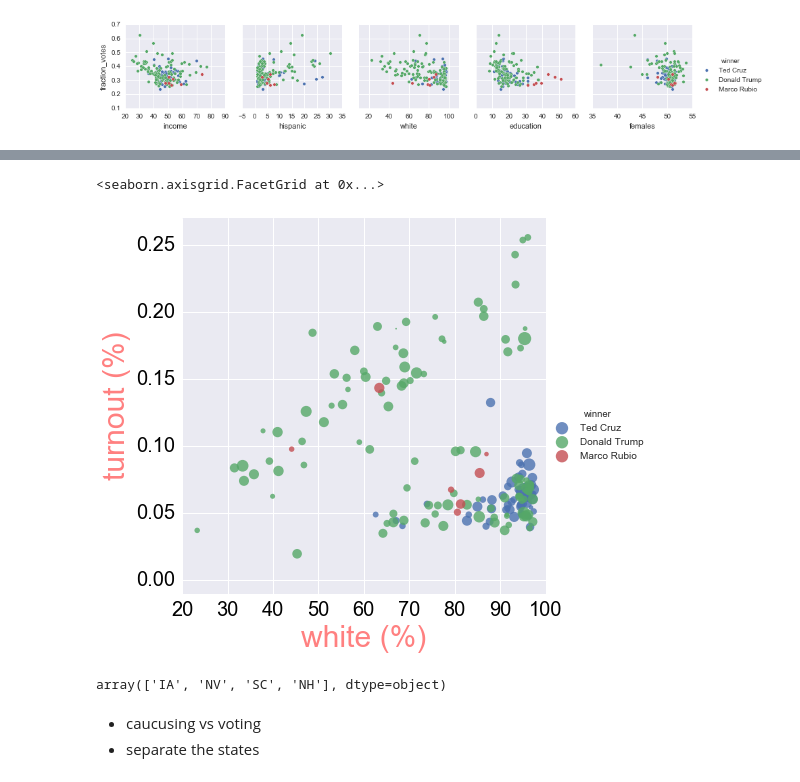
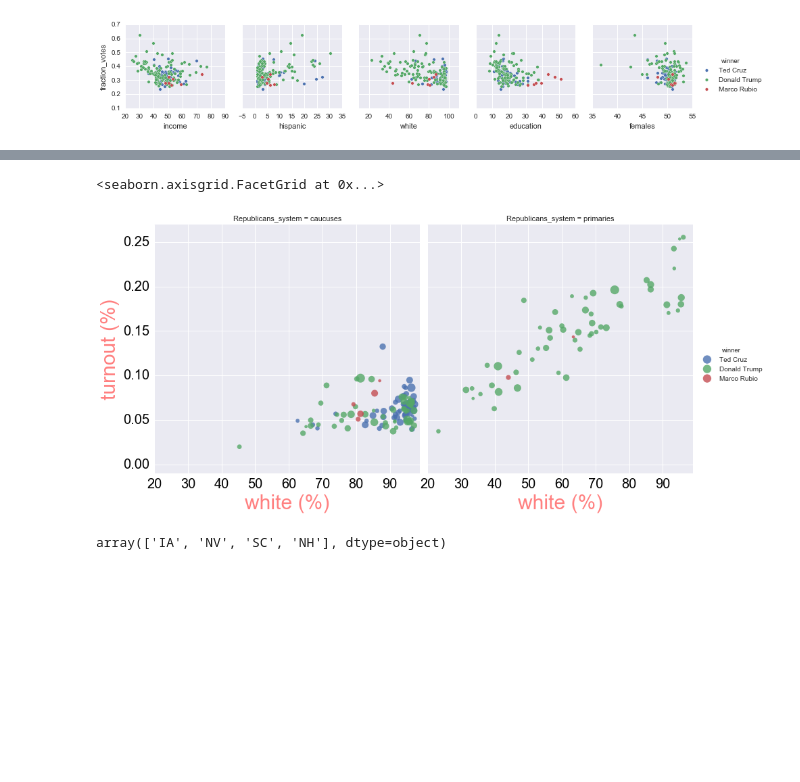
Before and after one commit to amirfz/myPythonProjects, a Jupyter notebook: US_primary_election_2016/US_primary_elections_2016.ipynb, the cells around one changed output, grey strips where cells are left out. Saved outputs shown, nothing was run; the diff lists cells and outputs as text; code cells hidden in the pictures; blank space fills up the shorter version.

```diff
--- a/US_primary_election_2016/US_primary_elections_2016.ipynb
+++ b/US_primary_election_2016/US_primary_elections_2016.ipynb
@@ -39,7 +73,7 @@ availableStatesDemoData.rename(columns={'area_name':'county', 'INC110213':'incom
                                 'RHI825214':'white', 'EDU685213':'education', 'SEX255214':'females',\
                                 'SBO015207':'femaleFirmOwner', 'PST045214':'population','POP815213':'nonEn_language',\
                                 'POP645213':'notBornInUS'}, inplace=True)
-availableStatesDemoData['county'] = availableStatesDemoData['county'].str.replace(' County', '')
+availableStatesDemoData['county'] = availableStatesDemoData['county'].replace(' County', '',regex=True)
 del availableStatesDemoData['index']
 availableStatesDemoData["income"] = availableStatesDemoData["income"]/1000
 availableStatesDemoData = availableStatesDemoData.set_index(["state_abbreviation", "county"])
@@ -74,12 +113,12 @@ sns.pairplot(allData, hue="winner",
 # %%
 markerSize = (0.01+(allData.fraction_votes - allData.fraction_votes.min())/\
               (allData.fraction_votes.max() - allData.fraction_votes.min()))*300
-g = sns.lmplot(x="white", y="income", data=allData, hue="winner", ci=False, scatter_kws={'s':markerSize}, size=6,
-              legend_out=True)
+g = sns.lmplot(x="white", y="income", data=allData, hue="winner", col='Republicans_system', ci=False,
+               scatter_kws={'s':markerSize}, size=6, legend_out=True, markers='o')
 for ax in g.axes.flat:
     ax.tick_params(labelsize=20,labelcolor="black")
 g.set_xlabels("white percentage", size = 30,color="r",alpha=0.5)
 g.set_ylabels("income (k$)", size = 30,color="r",alpha=0.5)
-g.set(xlim=(20, 100), ylim=(22, 80))
+g.set(xlim=(20, 99), ylim=(22, 80))
 # %% [output]
 <seaborn.axisgrid.FacetGrid at 0x...>
@@ -87,10 +126,10 @@ g.set(xlim=(20, 100), ylim=(22, 80))
 # %%
-g = sns.lmplot(x="white", y="hispanic", data=allData, hue="winner", ci=False, scatter_kws={'s':markerSize}, size=6,
-              legend_out=False)
+g = sns.lmplot(x="white", y="hispanic", data=allData, hue="winner", col='Republicans_system', ci=False,
+               scatter_kws={'s':markerSize}, size=6, legend_out=False)
 for ax in g.axes.flat:
     ax.tick_params(labelsize=20,labelcolor="black")
 g.set_xlabels("white percentage", size = 30,color="r",alpha=0.5)
 g.set_ylabels("hispanic percentage", size = 30,color="r",alpha=0.5)
-g.set(xlim=(20, 100), ylim=(0, 32))
+g.set(xlim=(20, 99), ylim=(0, 32))
 # %% [output]
 <seaborn.axisgrid.FacetGrid at 0x...>
@@ -98,6 +137,6 @@ g.set(xlim=(20, 100), ylim=(0, 32))
 # %%
-g = sns.lmplot(x="females", y="femaleFirmOwner", data=allData, hue="winner", ci=False, scatter_kws={'s':markerSize},
-                   size=6, legend_out=True)
+g = sns.lmplot(x="females", y="femaleFirmOwner", data=allData, hue="winner", col='Republicans_system', ci=False,
+               scatter_kws={'s':markerSize}, size=6, legend_out=True)
 for ax in g.axes.flat:
     ax.tick_params(labelsize=20,labelcolor="black")
 g.set_xlabels("female (%)", size = 30,color="r",alpha=0.5)
@@ -109,19 +148,16 @@ g.set(xlim=(40, 55), ylim=(-2, 37))
 # %%
-g = sns.lmplot(x="white", y="turnout", data=allData, hue="winner", ci=False, scatter_kws={'s':markerSize},
-                   size=6, legend_out=True, fit_reg=False)
+g = sns.lmplot(x="white", y="turnout", data=allData, hue="winner", col='Republicans_system', ci=False,
+               scatter_kws={'s':markerSize}, size=6, legend_out=True, fit_reg=False)
 for ax in g.axes.flat:
     ax.tick_params(labelsize=20,labelcolor="black")
 g.set_xlabels("white (%)", size = 30,color="r",alpha=0.5)
 g.set_ylabels("turnout (%)", size = 30,color="r",alpha=0.5)
-g.set(xlim=(20, 100), ylim=(-0.01, 0.27))
+g.set(xlim=(20, 99), ylim=(-0.01, 0.27))
 # %% [output]
 <seaborn.axisgrid.FacetGrid at 0x...>
-[figure, old version]
+[figure, new version]
 # %%
 availableStates
 # %% [output]
 array(['IA', 'NV', 'SC', 'NH'], dtype=object)
-# %% [markdown]
-* caucusing vs voting
-* separate the states
 # %%
```
Also changed, not shown: parts of 11 cells of this notebook.
